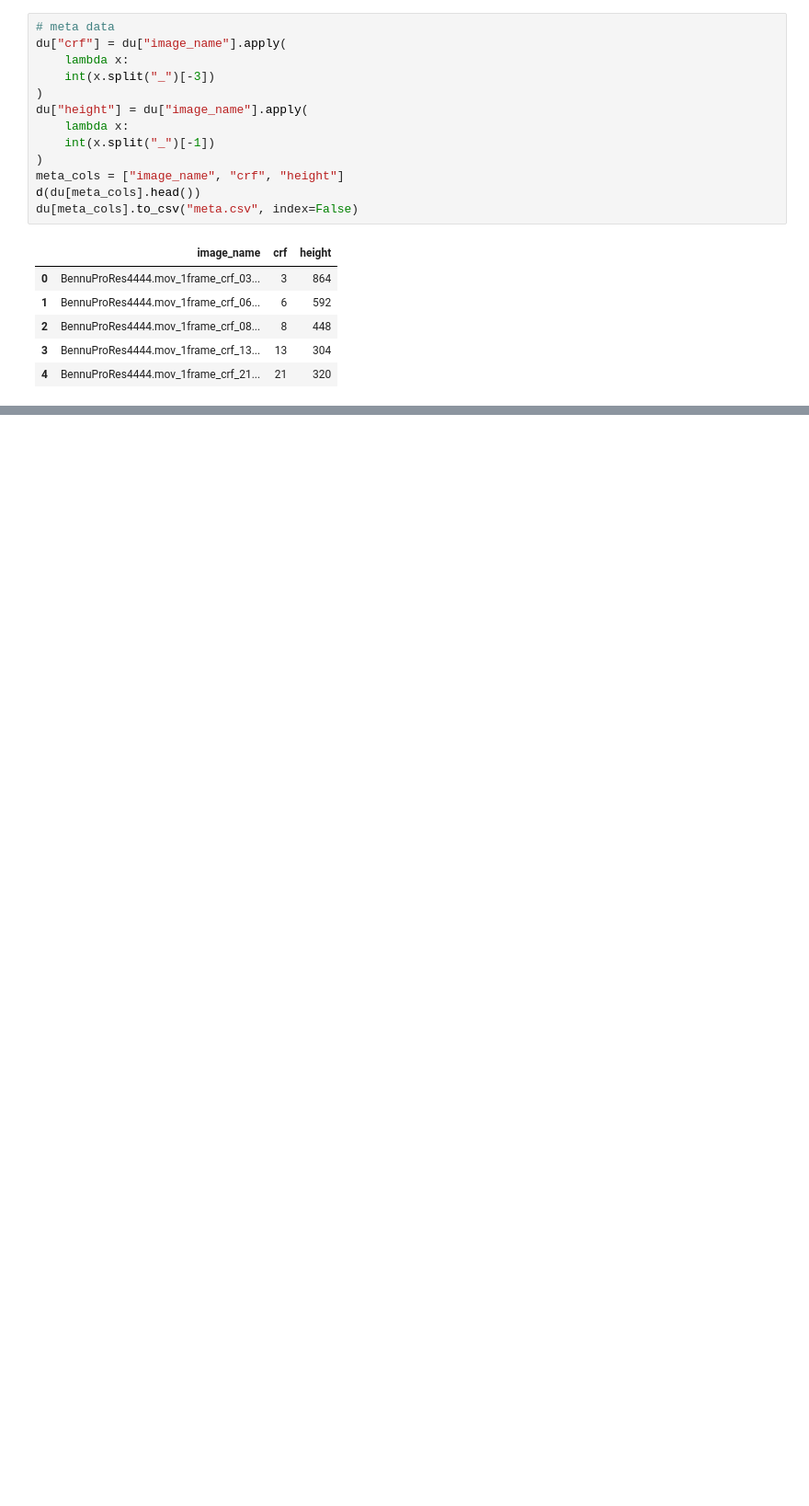
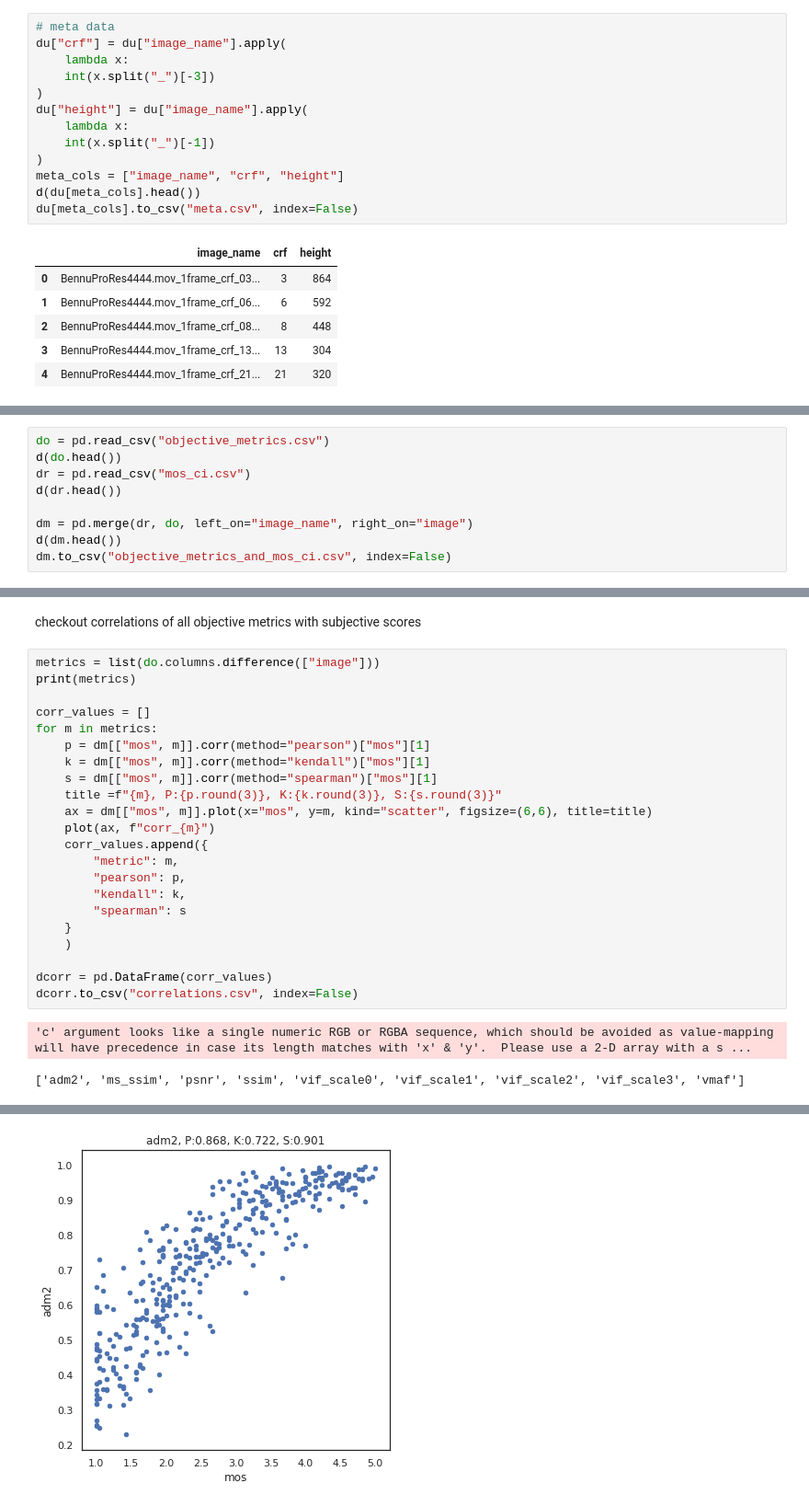
Before and after one commit to Telecommunication-Telemedia-Assessment/image_quality_test, a Jupyter notebook: test_1/analyze_ratings.ipynb, the cells around one changed output, grey strips where cells are left out. Shown at 92% size. Saved outputs shown, nothing was run; the diff lists cells and outputs as text; blank space fills up the shorter version.

Commit message:
add missing files and generated plots

```diff
--- a/test_1/analyze_ratings.ipynb
+++ b/test_1/analyze_ratings.ipynb
@@ -179,0 +200,9 @@ du[meta_cols].to_csv("meta.csv", index=False)
+# %%
+do = pd.read_csv("objective_metrics.csv")
+d(do.head())
+dr = pd.read_csv("mos_ci.csv")
+d(dr.head())
+
+dm = pd.merge(dr, do, left_on="image_name", right_on="image")
+d(dm.head())
+dm.to_csv("objective_metrics_and_mos_ci.csv", index=False)
@@ -179,0 +228,27 @@ du[meta_cols].to_csv("meta.csv", index=False)
+# %% [markdown]
+checkout correlations of all objective metrics with subjective scores
+# %%
+metrics = list(do.columns.difference(["image"]))
+print(metrics)
+
+corr_values = []
+for m in metrics:
+    p = dm[["mos", m]].corr(method="pearson")["mos"][1]
+    k = dm[["mos", m]].corr(method="kendall")["mos"][1]
+    s = dm[["mos", m]].corr(method="spearman")["mos"][1]
+    title =f"{m}, P:{p.round(3)}, K:{k.round(3)}, S:{s.round(3)}"
+    ax = dm[["mos", m]].plot(x="mos", y=m, kind="scatter", figsize=(6,6), title=title)
+    plot(ax, f"corr_{m}")
+    corr_values.append({
+        "metric": m,
+        "pearson": p,
+        "kendall": k,
+        "spearman": s
+    }
+    )
+
+dcorr = pd.DataFrame(corr_values)
+dcorr.to_csv("correlations.csv", index=False)
+# %% [output]
+'c' argument looks like a single numeric RGB or RGBA sequence, which should be avoided as value-mapping will have precedence in case its length matches with 'x' & 'y'.  Please use a 2-D array with a s ...
+['adm2', 'ms_ssim', 'psnr', 'ssim', 'vif_scale0', 'vif_scale1', 'vif_scale2', 'vif_scale3', 'vmaf']
@@ -179,0 +263 @@ du[meta_cols].to_csv("meta.csv", index=False)
+[figure, added]
```
Also changed, not shown: parts of 14 cells of this notebook, 23 other files.
